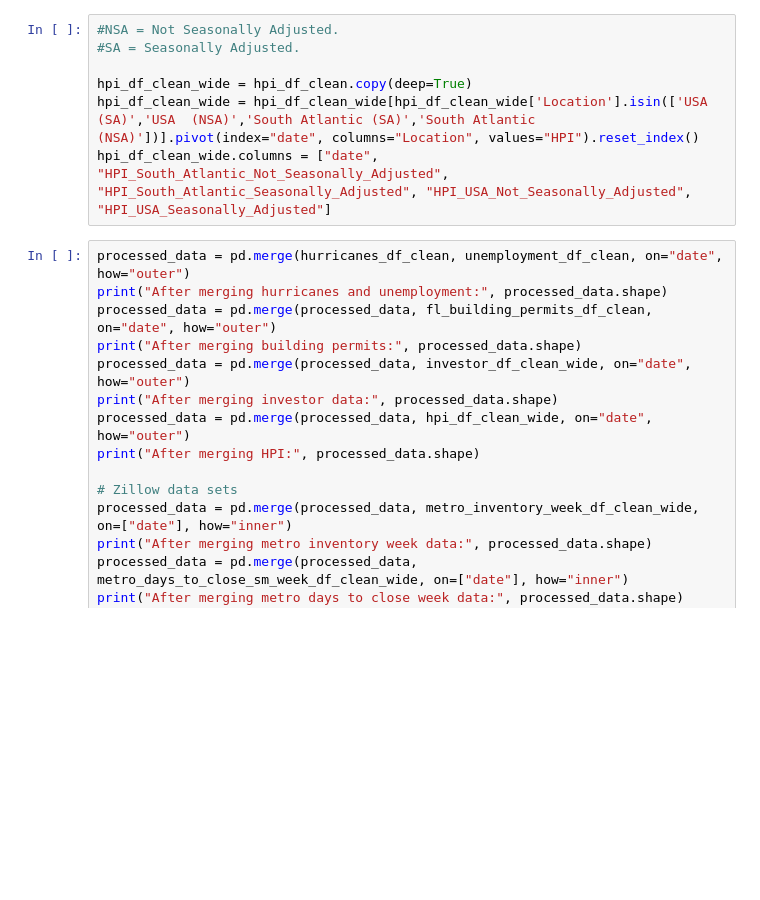
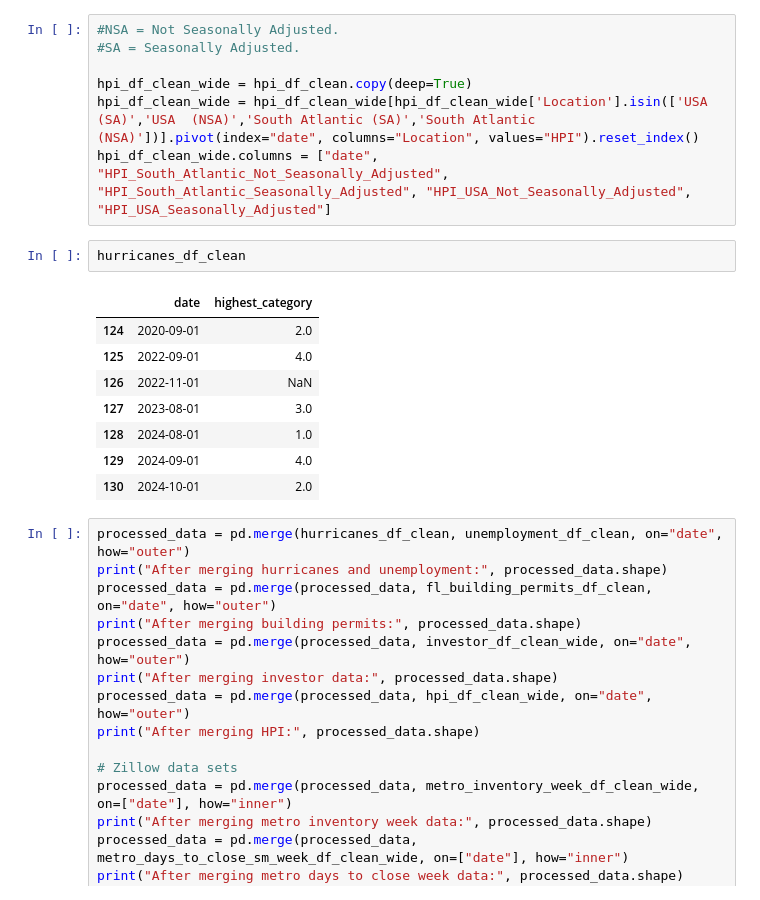
Before and after one commit to walde363/covid-housing-forecast, a Jupyter notebook: notebooks/Data review and analysis.ipynb, the cells around one changed output. Saved outputs shown, nothing was run; the diff lists cells and outputs as text; blank space fills up the shorter version.

```diff
--- a/notebooks/Data review and analysis.ipynb
+++ b/notebooks/Data review and analysis.ipynb
@@ -722,6 +724,17 @@ investor_df_clean_wide = investor_df_clean_wide.drop(columns=["state"])
 hpi_df_clean_wide = hpi_df_clean.copy(deep=True)
 hpi_df_clean_wide = hpi_df_clean_wide[hpi_df_clean_wide['Location'].isin(['USA  (SA)','USA  (NSA)','South Atlantic (SA)','South Atlantic (NSA)'])].pivot(index="date", columns="Location", values="HPI").reset_index()
 hpi_df_clean_wide.columns = ["date", "HPI_South_Atlantic_Not_Seasonally_Adjusted", "HPI_South_Atlantic_Seasonally_Adjusted", "HPI_USA_Not_Seasonally_Adjusted", "HPI_USA_Seasonally_Adjusted"]
+# %%
+hurricanes_df_clean
+# %% [output]
+|  | date | highest_category |
+| 124 | 2020-09-01 | 2.0 |
+| 125 | 2022-09-01 | 4.0 |
+| 126 | 2022-11-01 | NaN |
+| 127 | 2023-08-01 | 3.0 |
+| 128 | 2024-08-01 | 1.0 |
+| 129 | 2024-09-01 | 4.0 |
+| 130 | 2024-10-01 | 2.0 |
 # %%
 processed_data = pd.merge(hurricanes_df_clean, unemployment_df_clean, on="date", how="outer")
 print("After merging hurricanes and unemployment:", processed_data.shape)
```
Also changed, not shown: parts of 3 cells of this notebook.
